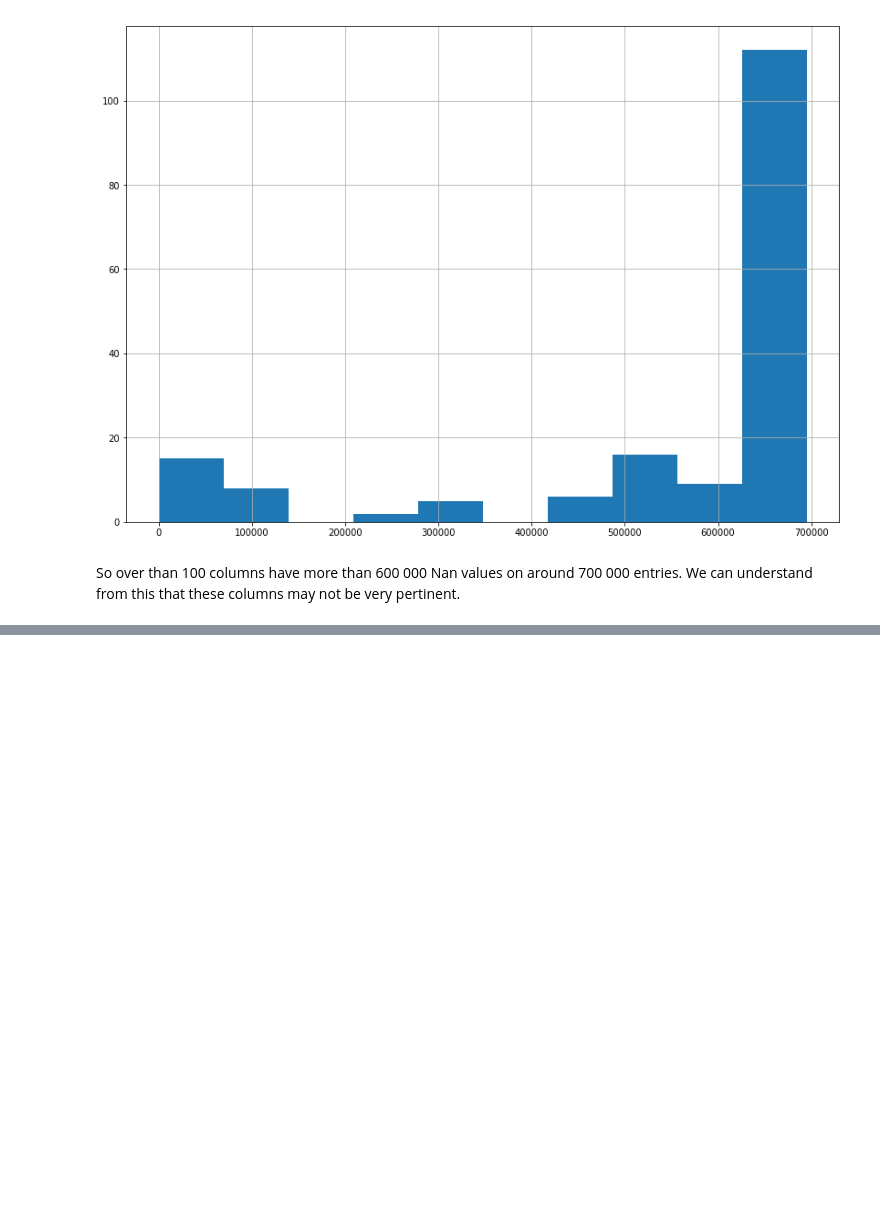
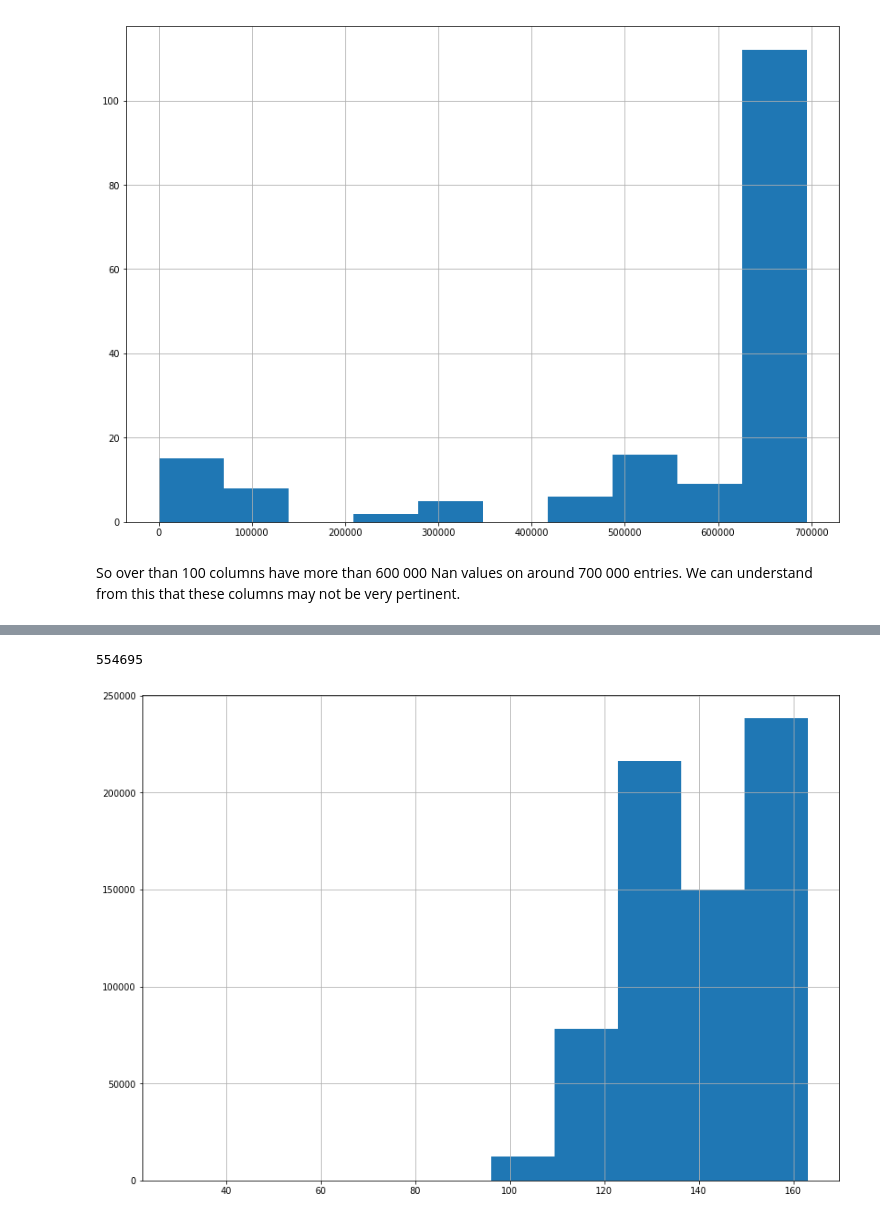
Before and after one commit to aelamran/ADA-project1-Openfoodfacts, a Jupyter notebook: Open Food Fact.ipynb, the cells around one changed output, grey strips where cells are left out. Cells and saved outputs as stored; diff of their text form; code cells hidden in the pictures; blank space fills up the shorter version.

```diff
--- a/Open Food Fact.ipynb
+++ b/Open Food Fact.ipynb
@@ -56,0 +141,4 @@ So over than 100 columns have more than 600 000 Nan values on around 700 000 ent
+# %%
+nan_values['nutrition_grade_fr']
+# %% [output]
+554695
@@ -56,0 +149,8 @@ So over than 100 columns have more than 600 000 Nan values on around 700 000 ent
+# %%
+nan_rows=df.isnull().sum(axis=1).sort_values()
+# %%
+plt.figure(figsize=(14,10))
+nan_rows.hist()
+plt.show()
+# %% [output]
+[figure, added]
```
Also changed, not shown: parts of 19 cells of this notebook.
